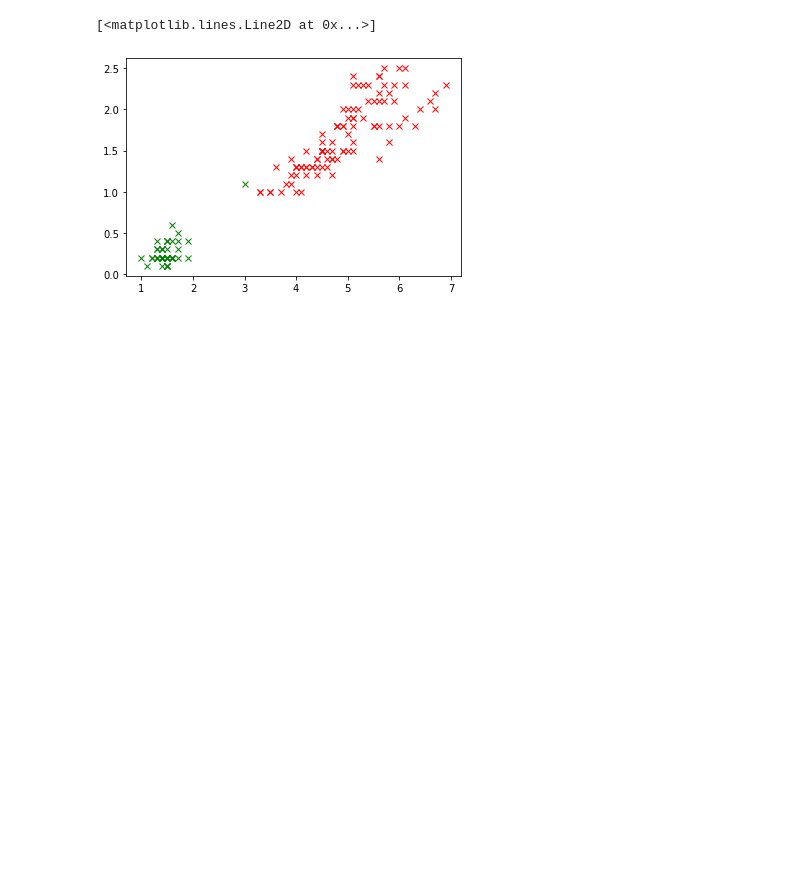
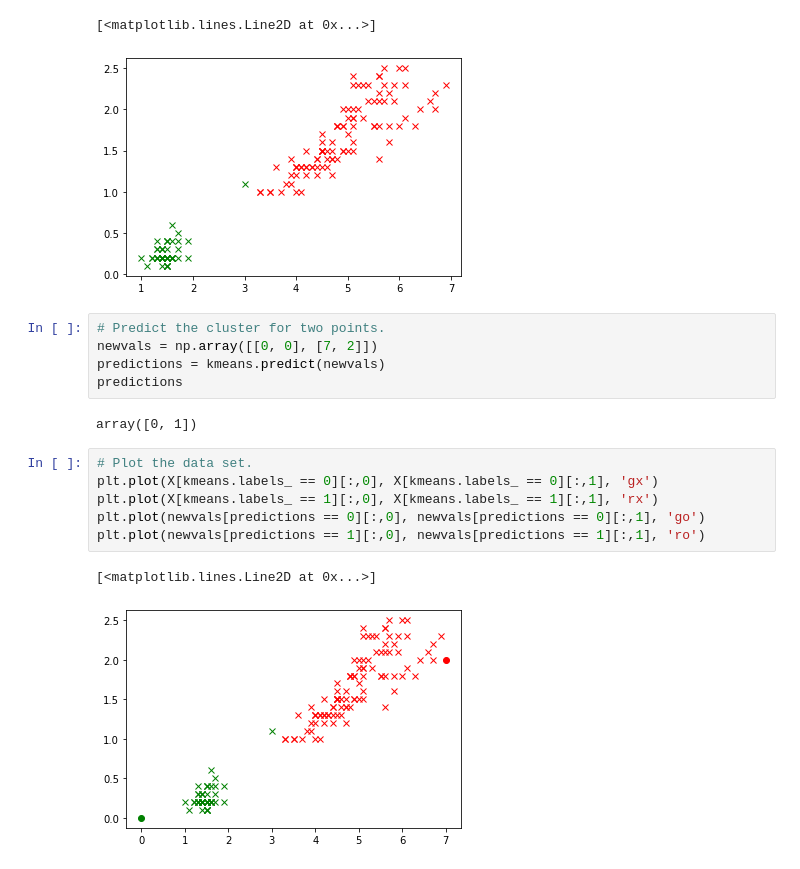
Before and after one commit to michealcannon/Tasks-2020, a Jupyter notebook: Tasks 2020.ipynb, the cells around one changed output. Drawn from its saved outputs; the diff is of its cells as text; blank space fills up the shorter version.

Commit message:
predict cluster for 2 points - add to plot

```diff
--- a/Tasks 2020.ipynb
+++ b/Tasks 2020.ipynb
@@ -309,3 +309,19 @@ plt.plot(X[kmeans.labels_ == 1][:,0], X[kmeans.labels_ == 1][:,1], 'rx')
 # %% [output]
 [<matplotlib.lines.Line2D at 0x...>]
 [figure]
+# %%
+# Predict the cluster for two points.
+newvals = np.array([[0, 0], [7, 2]])
+predictions = kmeans.predict(newvals)
+predictions
+# %% [output]
+array([0, 1])
+# %%
+# Plot the data set.
+plt.plot(X[kmeans.labels_ == 0][:,0], X[kmeans.labels_ == 0][:,1], 'gx')
+plt.plot(X[kmeans.labels_ == 1][:,0], X[kmeans.labels_ == 1][:,1], 'rx')
+plt.plot(newvals[predictions == 0][:,0], newvals[predictions == 0][:,1], 'go')
+plt.plot(newvals[predictions == 1][:,0], newvals[predictions == 1][:,1], 'ro')
+# %% [output]
+[<matplotlib.lines.Line2D at 0x...>]
+[figure, added]
```
Also changed, not shown: parts of 1 cell of this notebook.
